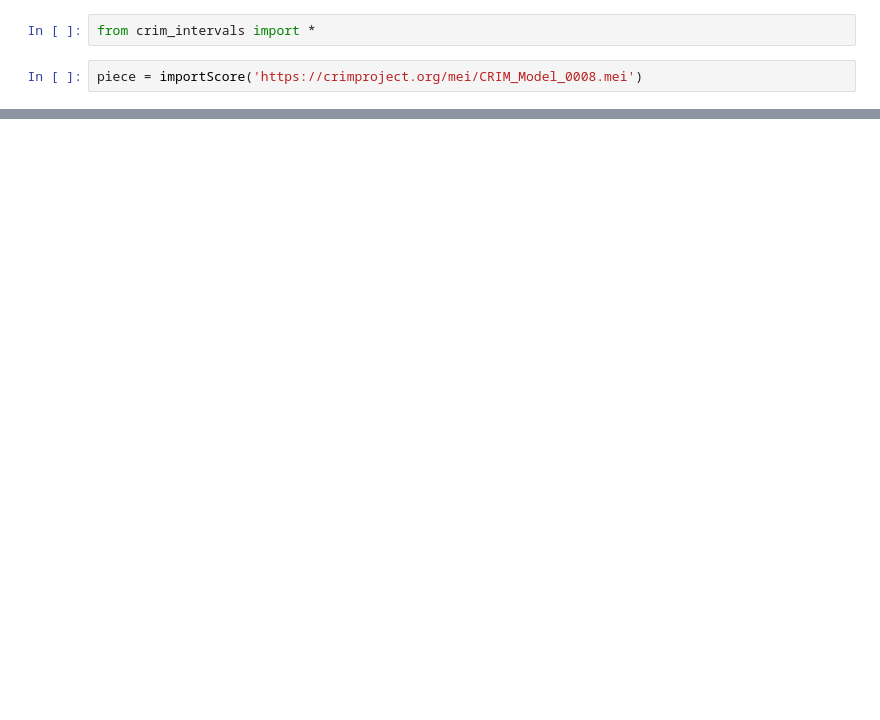
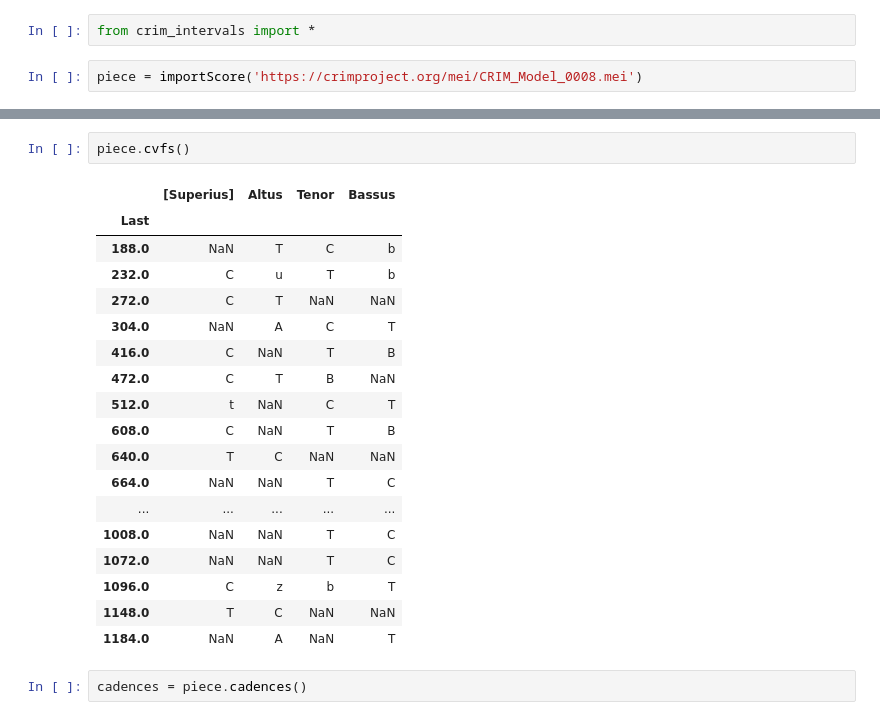
Before and after one commit to fabianmoss/kpw23, a Jupyter notebook: analyze_visualize.ipynb, the cells around one changed output, grey strips where cells are left out. Saved outputs shown, nothing was run; the diff lists cells and outputs as text; blank space fills up the shorter version.

```diff
--- a/test.ipynb
+++ b/analyze_visualize.ipynb
@@ -47,0 +36,23 @@ piece = importScore('https://crimproject.org/mei/CRIM_Model_0008.mei')
+# %%
+piece.cvfs()
+# %% [output]
+|  | [Superius] | Altus | Tenor | Bassus |
+| Last |  |  |  |  |
+| 188.0 | NaN | T | C | b |
+| 232.0 | C | u | T | b |
+| 272.0 | C | T | NaN | NaN |
+| 304.0 | NaN | A | C | T |
+| 416.0 | C | NaN | T | B |
+| 472.0 | C | T | B | NaN |
+| 512.0 | t | NaN | C | T |
+| 608.0 | C | NaN | T | B |
+| 640.0 | T | C | NaN | NaN |
+| 664.0 | NaN | NaN | T | C |
+| ... | ... | ... | ... | ... |
+| 1008.0 | NaN | NaN | T | C |
+| 1072.0 | NaN | NaN | T | C |
+| 1096.0 | C | z | b | T |
+| 1148.0 | T | C | NaN | NaN |
+| 1184.0 | NaN | A | NaN | T |
+# %%
+cadences = piece.cadences()
```
Also changed, not shown: parts of 50 cells of this notebook, 2 other files.
